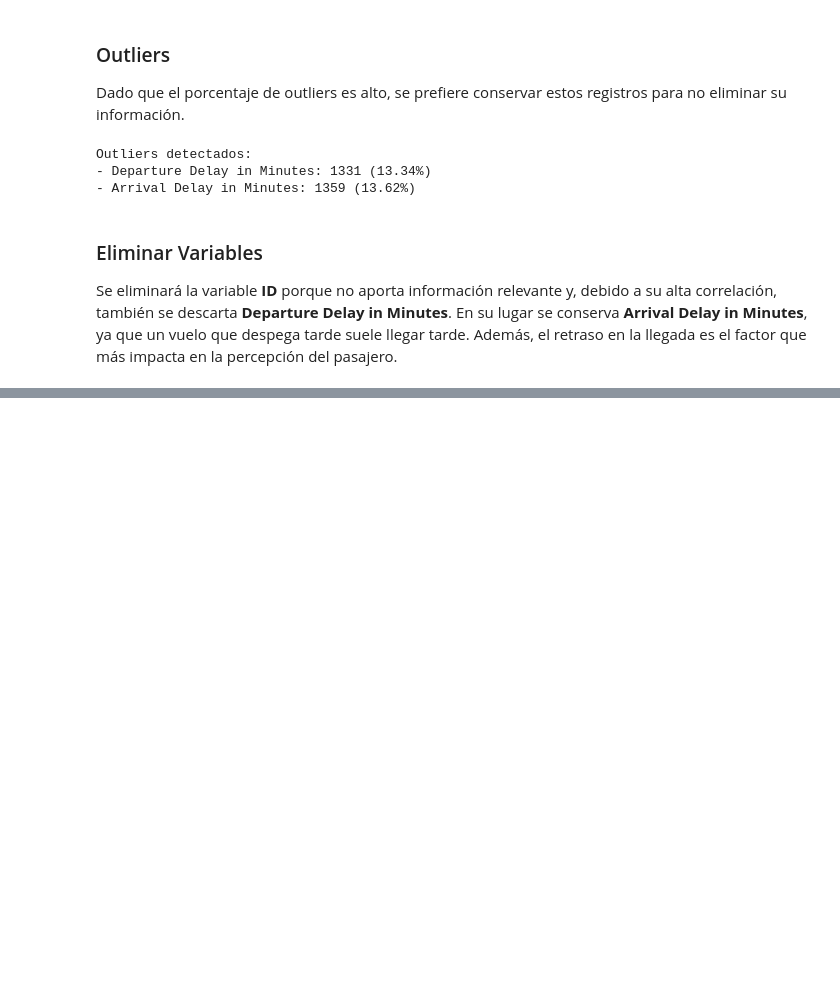
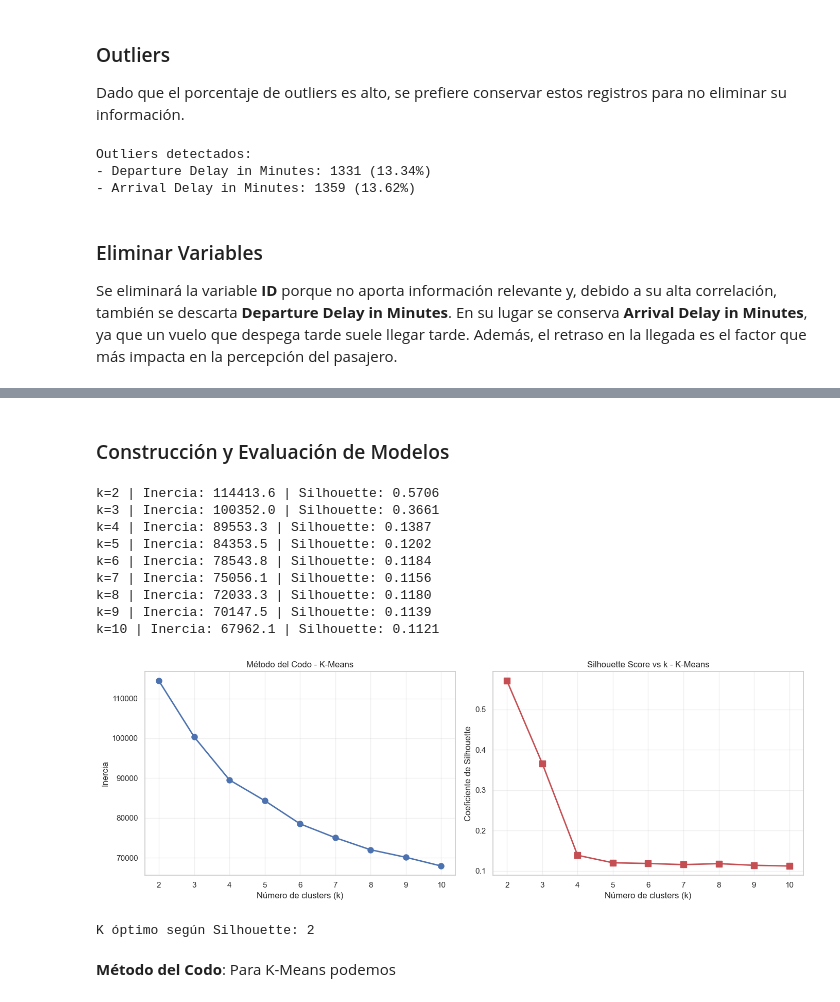
Before and after one commit to estefania-garcia/L4-Tarea-de-Agrupacion, a Jupyter notebook: Laboratorio 4.ipynb, the cells around one changed output, grey strips where cells are left out. Drawn from its saved outputs; the diff is of its cells as text; code cells hidden in the pictures; blank space fills up the shorter version.

Commit message:
cambios k-means

```diff
--- a/Laboratorio 4.ipynb
+++ b/Laboratorio 4.ipynb
@@ -217,0 +225,10 @@ datos = datos.drop(columns = cols_to_drop, errors = "ignore")
+# %%
+cols_numericas = ['Age', 'Flight Distance', 'Arrival Delay in Minutes',
+                  'Inflight wifi service', 'Departure/Arrival time convenient',
+                  'Ease of Online booking', 'Gate location', 'Food and drink',
+                  'Online boarding', 'Seat comfort', 'Inflight entertainment',
+                  'On-board service', 'Leg room service', 'Baggage handling',
+                  'Checkin service', 'Inflight service', 'Cleanliness']
+
+cols_one_hot = ['Gender', 'Customer Type']
+cols_ordinal = ['Type of Travel', 'Class']
@@ -217,0 +259,50 @@ datos = datos.drop(columns = cols_to_drop, errors = "ignore")
+# %%
+k_preprocesado = preprocesador_K.fit_transform(datos)
+# %% [markdown]
+### Construcción y Evaluación de Modelos
+# %%
+inertias = []
+silhouettes = []
+k_range = range(2, 11)
+RANDOM_STATE = 42
+
+for k in k_range:
+    km = KMeans(n_clusters = k, random_state = RANDOM_STATE, n_init=10)
+    labels = km.fit_predict(k_preprocesado)
+    inertias.append(km.inertia_)
+    silhouettes.append(silhouette_score(k_preprocesado, labels, sample_size = 3000, random_state = RANDOM_STATE))
+    print(f'k={k} | Inercia: {km.inertia_:.1f} | Silhouette: {silhouettes[-1]:.4f}')
+
+fig, axes = plt.subplots(1, 2, figsize=(14, 5))
+
+axes[0].plot(list(k_range), inertias, 'bo-', linewidth=2, markersize=8)
+axes[0].set_xlabel('Número de clusters (k)')
+axes[0].set_ylabel('Inercia')
+axes[0].set_title('Método del Codo - K-Means')
+axes[0].grid(True, alpha=0.3)
+
+axes[1].plot(list(k_range), silhouettes, 'rs-', linewidth=2, markersize=8)
+axes[1].set_xlabel('Número de clusters (k)')
+axes[1].set_ylabel('Coeficiente de Silhouette')
+axes[1].set_title('Silhouette Score vs k - K-Means')
+axes[1].grid(True, alpha=0.3)
+
+plt.tight_layout()
+plt.show()
+
+k_optimo = list(k_range)[np.argmax(silhouettes)]
+print(f'\nK óptimo según Silhouette: {k_optimo}')
+# %% [output]
+k=2 | Inercia: 114413.6 | Silhouette: 0.5706
+k=3 | Inercia: 100352.0 | Silhouette: 0.3661
+k=4 | Inercia: 89553.3 | Silhouette: 0.1387
+k=5 | Inercia: 84353.5 | Silhouette: 0.1202
+k=6 | Inercia: 78543.8 | Silhouette: 0.1184
+k=7 | Inercia: 75056.1 | Silhouette: 0.1156
+k=8 | Inercia: 72033.3 | Silhouette: 0.1180
+k=9 | Inercia: 70147.5 | Silhouette: 0.1139
+k=10 | Inercia: 67962.1 | Silhouette: 0.1121
+[figure, added]
+K óptimo según Silhouette: 2
+# %% [markdown]
+**Método del Codo**: Para K-Means podemos
```
Also changed, not shown: parts of 6 cells of this notebook.
